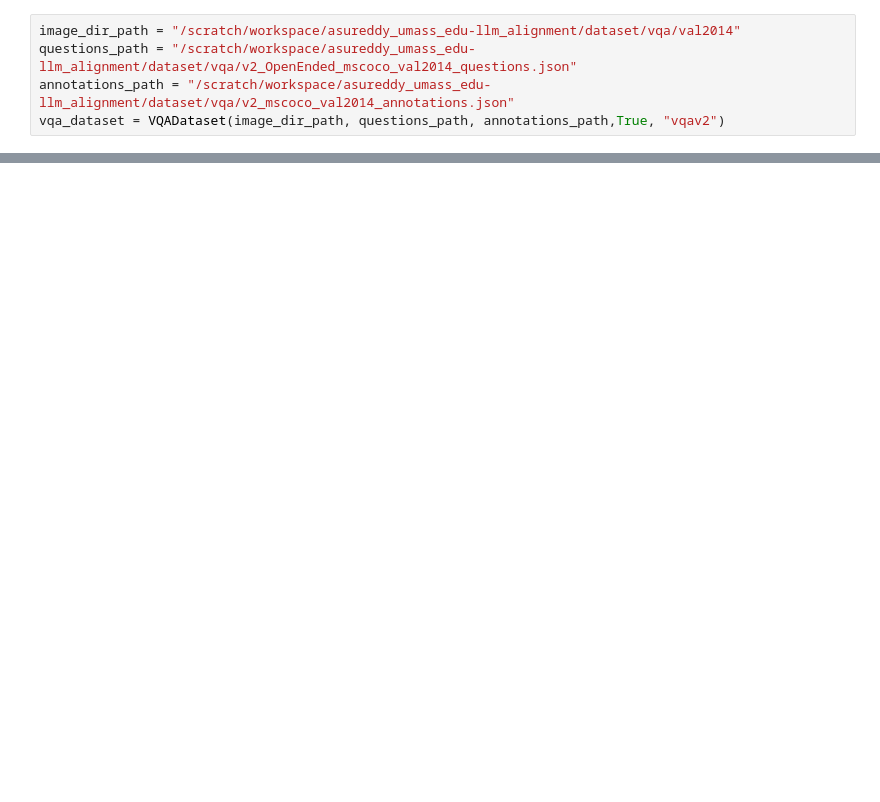
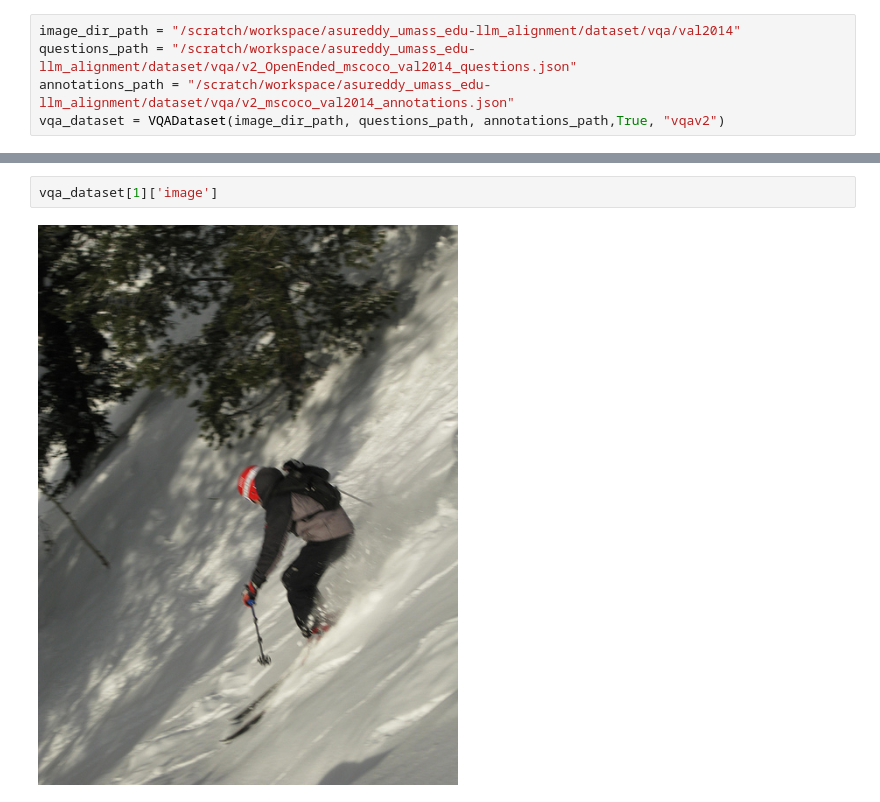
Before and after one commit to AbhishekSureddy/icl-on-VLMs, a Jupyter notebook: flamingo/vqa_data_analysis.ipynb, the cells around one changed output, grey strips where cells are left out. Drawn from its saved outputs; the diff is of its cells as text; blank space fills up the shorter version.

```diff
--- a/flamingo/vqa_data_analysis.ipynb
+++ b/flamingo/vqa_data_analysis.ipynb
@@ -151,0 +215,4 @@ vqa_dataset[111]['image']
+# %%
+vqa_dataset[1]['image']
+# %% [output]
+[figure, added]
```
Also changed, not shown: parts of 11 cells of this notebook, 16 other files.
